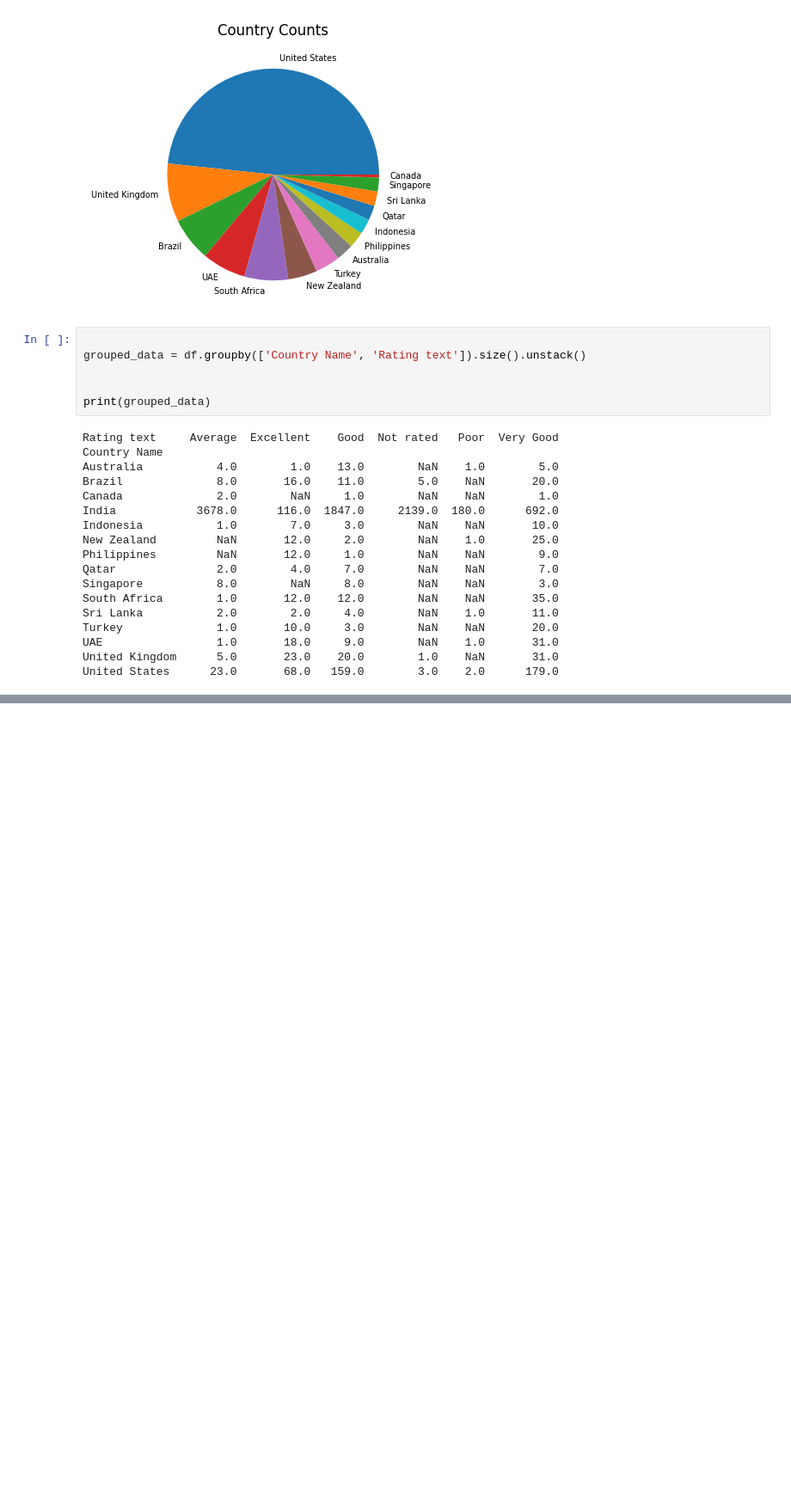
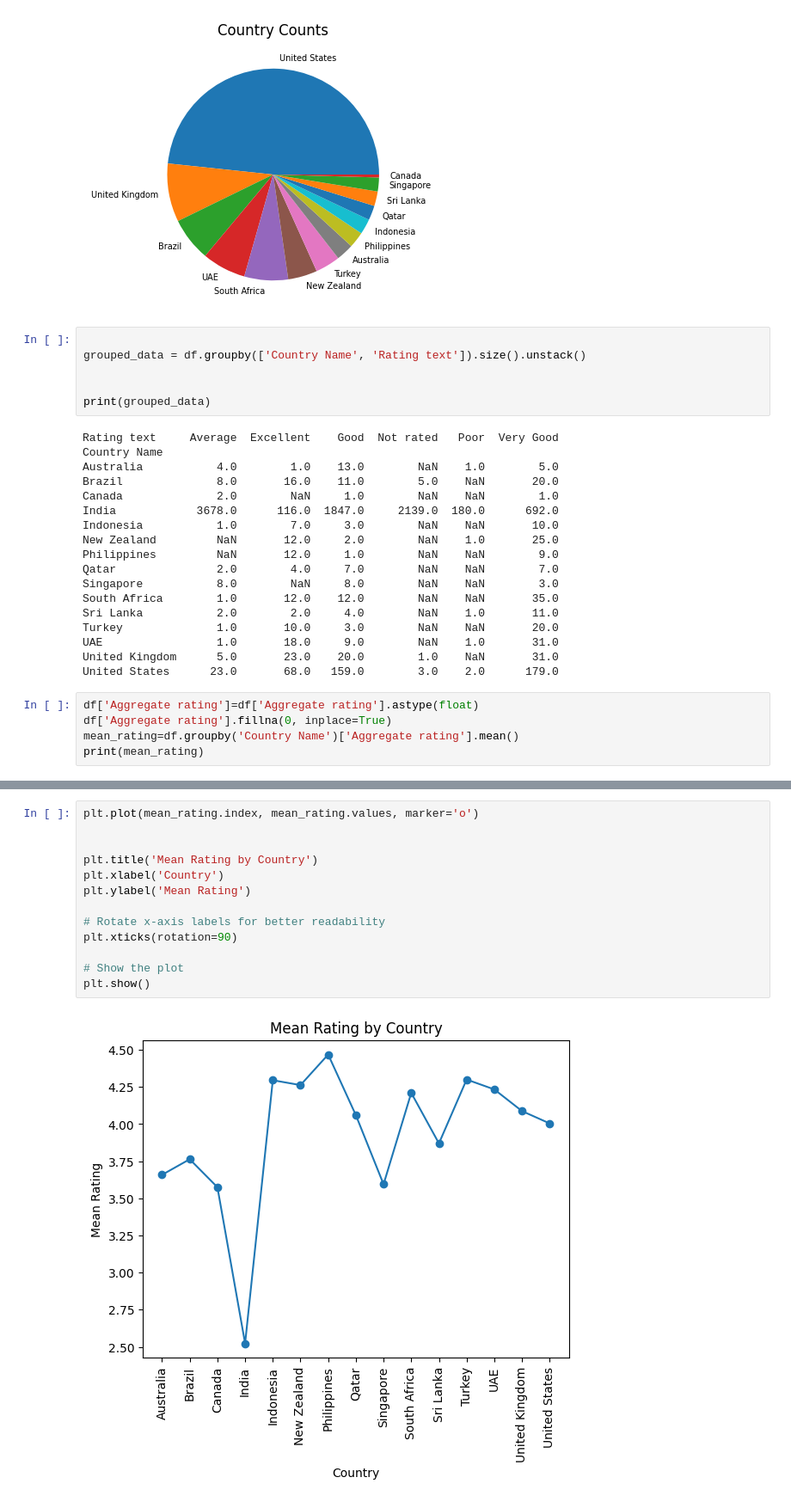
Before and after one commit to dhruv8112/intership, a Jupyter notebook: Copy_of_14_may.ipynb, the cells around one changed output, grey strips where cells are left out. Shown: that part at 86% size. Drawn from its saved outputs; the diff is of its cells as text; blank space fills up the shorter version.

```diff
--- a/Copy_of_14_may.ipynb
+++ b/Copy_of_14_may.ipynb
@@ -899,3 +899,8 @@ Turkey              1.0       10.0     3.0        NaN    NaN       20.0
 UAE                 1.0       18.0     9.0        NaN    1.0       31.0
 United Kingdom      5.0       23.0    20.0        1.0    NaN       31.0
 United States      23.0       68.0   159.0        3.0    2.0      179.0
+# %%
+df['Aggregate rating']=df['Aggregate rating'].astype(float)
+df['Aggregate rating'].fillna(0, inplace=True)
+mean_rating=df.groupby('Country Name')['Aggregate rating'].mean()
+print(mean_rating)
@@ -901,0 +925,15 @@ United States      23.0       68.0   159.0        3.0    2.0      179.0
+# %%
+plt.plot(mean_rating.index, mean_rating.values, marker='o')
+
+
+plt.title('Mean Rating by Country')
+plt.xlabel('Country')
+plt.ylabel('Mean Rating')
+
+# Rotate x-axis labels for better readability
+plt.xticks(rotation=90)
+
+# Show the plot
+plt.show()
+# %% [output]
+[figure, added]
```
Also changed, not shown: parts of 11 cells of this notebook.
